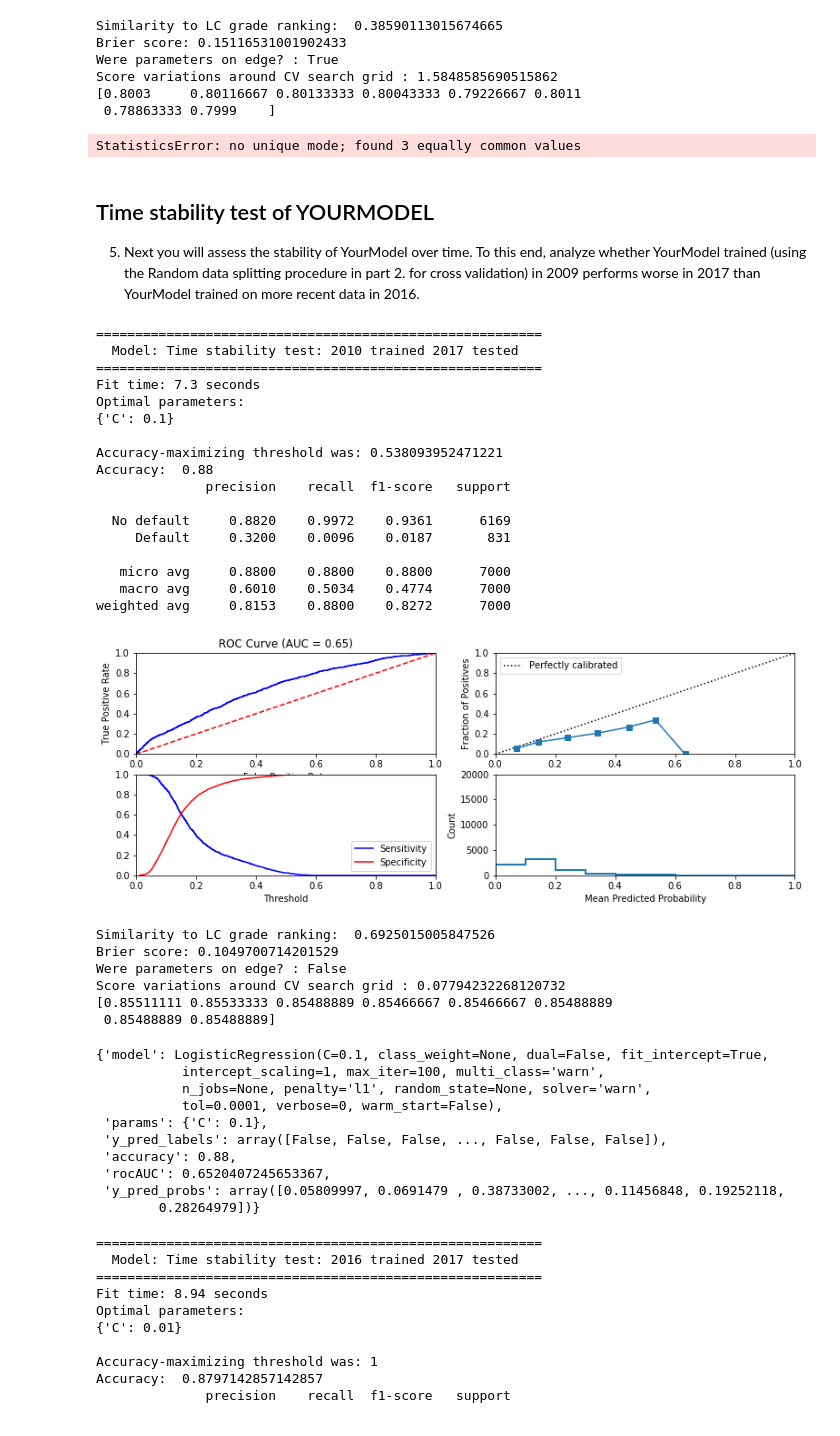
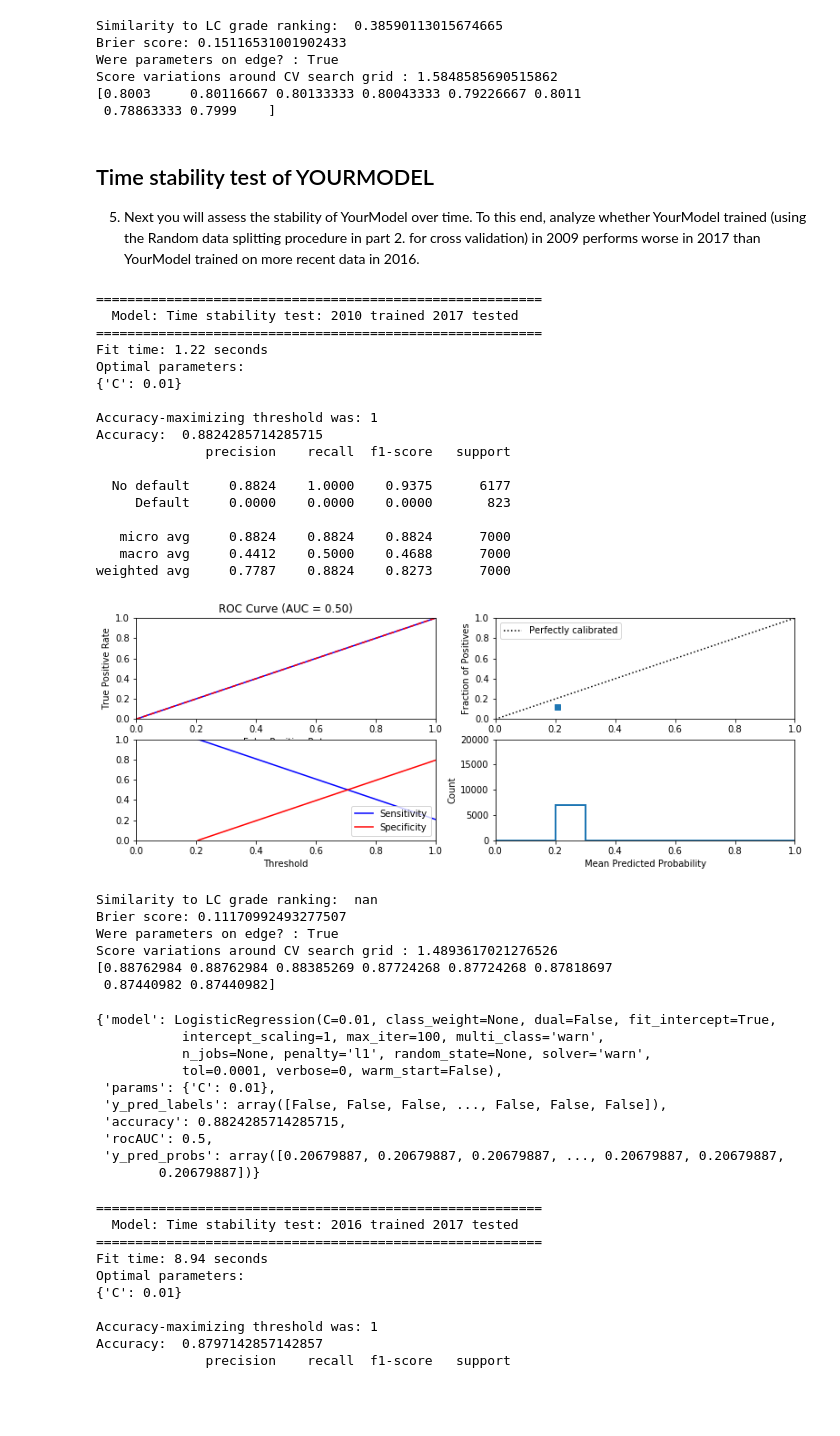
Before and after one commit to Oldyeller89/ML_PeerLending_CaseStudy, a Jupyter notebook: Phase3/CS-Phase 3-Rev3.ipynb, the cells around one changed output. Saved outputs shown, nothing was run; the diff lists cells and outputs as text; code cells hidden in the pictures.

```diff
--- a/Phase3/CS-Phase 3-Rev3.ipynb
+++ b/Phase3/CS-Phase 3-Rev3.ipynb
@@ -1432,7 +1439,7 @@ Score variations around CV search grid : 1.5848585690515862
 # %%
 #100 train/test split
 mlp_noLC = MLPClassifier()
-cv_parameters = {'hidden_layer_sizes': [(25,25,25), (50,50,50), (50,100,50), (100,)],
+cv_parameters = {'hidden_layer_sizes': [(50,50,50), (100,)],
                  'alpha': [0.01, 0.001, 0.0001, 0.00001],
                  'activation': ['identity', 'logistic', 'relu']}
 
@@ -1441,8 +1448,6 @@ hundredSplit_fit_classifier(model=mlp_noLC,
                             model_name='MLP noLC',
                             random_state=default_seed,
                             feature_subset = non_lendingClub_features)
-# %% [output]
-StatisticsError: no unique mode; found 3 equally common values
 # %% [markdown]
 ## Time stability test of YOURMODEL
 5. Next you will assess the stability of YourModel over time. To this end, analyze whether YourModel trained (using the Random data splitting procedure in part 2. for cross validation) in 2009 performs worse in 2017 than YourModel trained on more recent data in 2016.
@@ -1463,61 +1468,61 @@ YOURMODEL = LogisticRegression(penalty='l1')# l1_logistic['model']
 
 
 ## Define the time window of your train and test data
 # Total date range of data: 2010-02-01 to 2017-12-01
 #training model using 2010 data
 
-start_date_train = datetime.date(year = 2011, month = 1, day = 1)#data.issue_d.min()
-end_date_train = datetime.date(year = 2011, month = 12, day = 31)#datetime.date(year = 2010, month = 12, day = 31)
+start_date_train = datetime.date(year = 2010, month = 1, day = 1)#data.issue_d.min()
+end_date_train = datetime.date(year = 2010, month = 12, day = 31)#datetime.date(year = 2010, month = 12, day = 31)
 
 #get predictions for 2017
 start_date_test = datetime.date(year = 2017, month = 1, day = 1)
 end_date_test = datetime.date(year = 2017, month = 12, day = 31)#data.issue_d.max()
 
 data_dict_test = prepare_data(date_range_train = (start_date_train, end_date_train),
                          date_range_test = (start_date_test, end_date_test),
                          n_samples_train = 9000, n_samples_test = 7000, feature_subset = your_features, random_state=default_seed)
 
 ## Train and test YOURMODEL using this data
 cv_parameters = {'C': [0.01,0.1,1,5,10,20,50,100]}
 # fit_classification(model=YOURMODEL,data_dict=data_dict_test,model_name="Time stability test: 2009 trained 2017 tested",
 #                     cv_parameters =cv_parameters, random_state=default_seed,output_to_file=True,print_to_screen=True)
 fit_classification(model=YOURMODEL,data_dict=data_dict_test,model_name="Time stability test: 2010 trained 2017 tested",
                     cv_parameters =cv_parameters, random_state=default_seed,output_to_file=True,print_to_screen=True)
 # %% [output]
 =========================================================
   Model: Time stability test: 2010 trained 2017 tested
 =========================================================
-Fit time: 7.3 seconds
+Fit time: 1.22 seconds
 Optimal parameters:
-{'C': 0.1}
+{'C': 0.01}
 
-Accuracy-maximizing threshold was: 0.538093952471221
-Accuracy:  0.88
+Accuracy-maximizing threshold was: 1
+Accuracy:  0.8824285714285715
               precision    recall  f1-score   support
 
-  No default     0.8820    0.9972    0.9361      6169
-     Default     0.3200    0.0096    0.0187       831
+  No default     0.8824    1.0000    0.9375      6177
+     Default     0.0000    0.0000    0.0000       823
 
-   micro avg     0.8800    0.8800    0.8800      7000
-   macro avg     0.6010    0.5034    0.4774      7000
-weighted avg     0.8153    0.8800    0.8272      7000
+   micro avg     0.8824    0.8824    0.8824      7000
+   macro avg     0.4412    0.5000    0.4688      7000
+weighted avg     0.7787    0.8824    0.8273      7000
-[figure, old version]
+[figure, new version]
-Similarity to LC grade ranking:  0.6925015005847526
-Brier score: 0.1049700714201529
-Were parameters on edge? : False
-Score variations around CV search grid : 0.07794232268120732
-[0.85511111 0.85533333 0.85488889 0.85466667 0.85466667 0.85488889
- 0.85488889 0.85488889]
+Similarity to LC grade ranking:  nan
+Brier score: 0.11170992493277507
+Were parameters on edge? : True
+Score variations around CV search grid : 1.4893617021276526
+[0.88762984 0.88762984 0.88385269 0.87724268 0.87724268 0.87818697
+ 0.87440982 0.87440982]
-{'model': LogisticRegression(C=0.1, class_weight=None, dual=False, fit_intercept=True,
+{'model': LogisticRegression(C=0.01, class_weight=None, dual=False, fit_intercept=True,
            intercept_scaling=1, max_iter=100, multi_class='warn',
            n_jobs=None, penalty='l1', random_state=None, solver='warn',
            tol=0.0001, verbose=0, warm_start=False),
- 'params': {'C': 0.1},
+ 'params': {'C': 0.01},
  'y_pred_labels': array([False, False, False, ..., False, False, False]),
- 'accuracy': 0.88,
- 'rocAUC': 0.6520407245653367,
- 'y_pred_probs': array([0.05809997, 0.0691479 , 0.38733002, ..., 0.11456848, 0.19252118,
-        0.28264979])}
+ 'accuracy': 0.8824285714285715,
+ 'rocAUC': 0.5,
+ 'y_pred_probs': array([0.20679887, 0.20679887, 0.20679887, ..., 0.20679887, 0.20679887,
+        0.20679887])}
 # %%
 #training model using 2016 data
 start_date_train = datetime.date(year = 2016, month = 1, day = 1)
```
Also changed, not shown: parts of 5 cells of this notebook, 2 other files.
